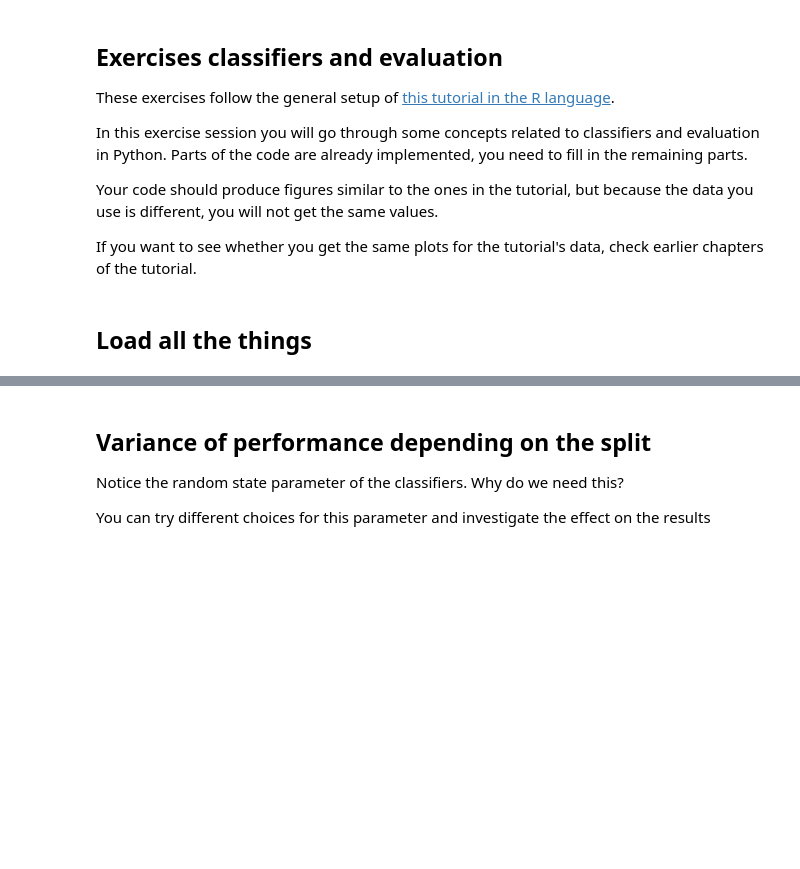
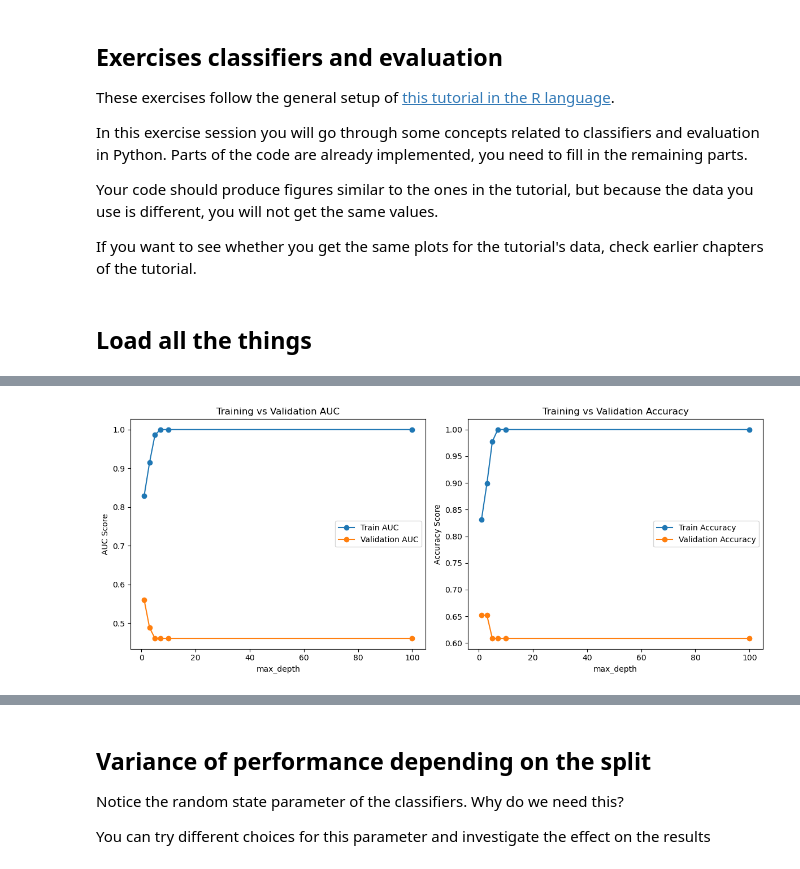
Before and after one commit to YCL92/2025-FYP-Exercises, a Jupyter notebook: 08_classifiers_and_evaluation/FYP_2025_classifiers_evaluation.ipynb, the cells around one changed output, grey strips where cells are left out. Cells and saved outputs as stored; diff of their text form; code cells hidden in the pictures; blank space fills up the shorter version.

```diff
--- a/08_classifiers_and_evaluation/FYP_2025_classifiers_evaluation.ipynb
+++ b/08_classifiers_and_evaluation/FYP_2025_classifiers_evaluation.ipynb
@@ -117,0 +225,83 @@ from sklearn.tree import DecisionTreeClassifier
+# %%
+# Now let's try with a different classifier
+from sklearn.tree import DecisionTreeClassifier
+
+# TODOs for students:
+
+# 1) Investigate the max_depth parameter of the classifier, and repeat the procedure above
+
+# 2) Optionally, look at some other parameters of the classifier.
+
+from sklearn.metrics import roc_auc_score, accuracy_score
+
+# List of max_depth values to try
+max_depth_values = [1, 3, 5, 7, 10, 100]  # Probably fully pure by 10 or 100, so likely no difference in trees
+
+# Initialize lists to store training and validation scores
+train_auc_scores = []
+val_auc_scores = []
+train_accuracy_scores = []
+val_accuracy_scores = []
+
+# Loop through each max_depth value
+for depth in max_depth_values:
+    # Create and train the Decision Tree classifier
+    dt = DecisionTreeClassifier(max_depth=depth, random_state=0)
+    dt.fit(train_x, np.ravel(train_y))
+
+    # Predict on training and validation data
+    train_pred = dt.predict(train_x)
+    val_pred = dt.predict(val_x)
+
+    # Compute training and validation AUC
+    train_auc = roc_auc_score(train_y, train_pred)
+    val_auc = roc_auc_score(val_y, val_pred)
+
+    # Compute training and validation accuracy
+    train_accuracy = accuracy_score(train_y, train_pred)
+    val_accuracy = accuracy_score(val_y, val_pred)
+
+    # Store scores
+    train_auc_scores.append(train_auc)
+    val_auc_scores.append(val_auc)
+    train_accuracy_scores.append(train_accuracy)
+    val_accuracy_scores.append(val_accuracy)
+
+    # Print results for this depth
+    print(f"max_depth = {depth}:")
+    print(f"  Train AUC: {train_auc:.4f}, Validation AUC: {val_auc:.4f}")
+    print(f"  Train Accuracy: {train_accuracy:.4f}, Validation Accuracy: {val_accuracy:.4f}")
+    print()
+
+# Plotting the results
+plt.figure(figsize=(12, 5))
+
+# Plot AUC scores
+plt.subplot(1, 2, 1)
+plt.plot(max_depth_values, train_auc_scores, label='Train AUC', marker='o')
+plt.plot(max_depth_values, val_auc_scores, label='Validation AUC', marker='o')
+plt.xlabel('max_depth')
+plt.ylabel('AUC Score')
+plt.title('Training vs Validation AUC')
+plt.legend()
+
+# Plot accuracy scores
+plt.subplot(1, 2, 2)
+plt.plot(max_depth_values, train_accuracy_scores, label='Train Accuracy', marker='o')
+plt.plot(max_depth_values, val_accuracy_scores, label='Validation Accuracy', marker='o')
+plt.xlabel('max_depth')
+plt.ylabel('Accuracy Score')
+plt.title('Training vs Validation Accuracy')
+plt.legend()
+
+plt.tight_layout()
+plt.show()
+
+# Visualize decision boundaries for selected max_depth values
+selected_depths = [1, 3, 5, 7, 10]  # Example depths to visualize
+
+for depth in selected_depths:
+    dt = DecisionTreeClassifier(max_depth=depth, random_state=0)
+    dt.fit(train_x, np.ravel(train_y))
+    plot_decision_boundary(train_x, np.ravel(train_y), dt, f'Decision Tree Decision Boundary (max_depth={depth})')
+# %% [output]
@@ -117,0 +325 @@ from sklearn.tree import DecisionTreeClassifier
+[figure, added]
```
Also changed, not shown: parts of 10 cells of this notebook.
